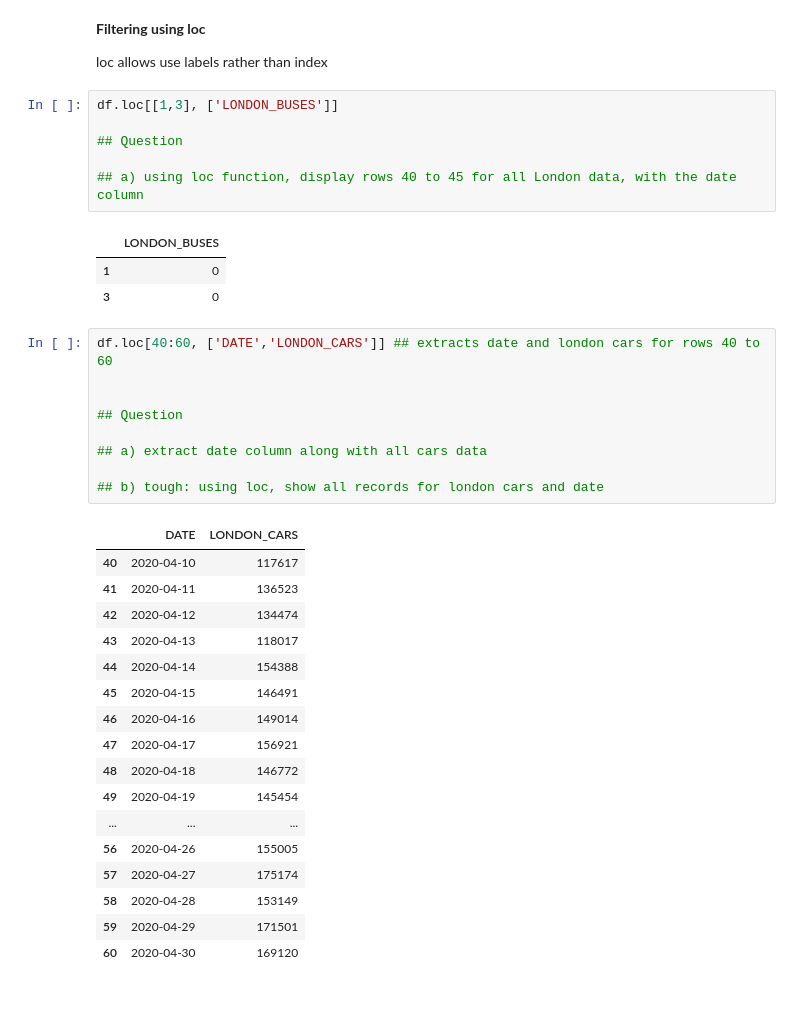
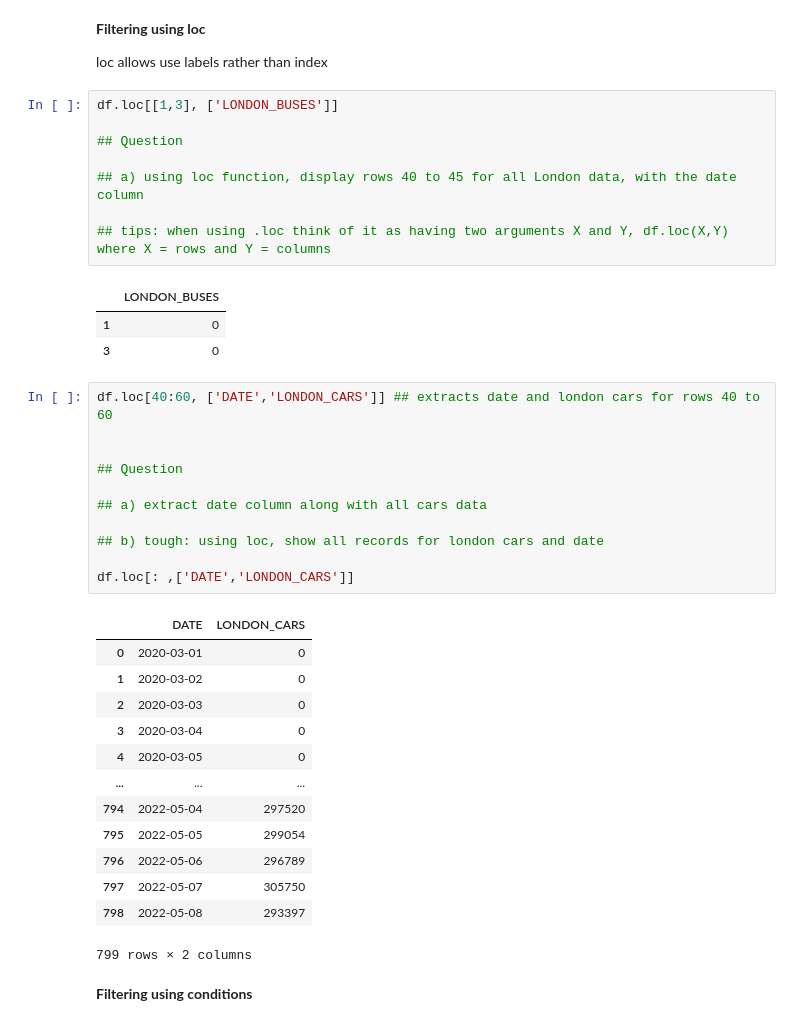
Before and after one commit to ravsheerRSA/Python_Training, a Jupyter notebook: training.ipynb, the cells around one changed output. Drawn from its saved outputs; the diff is of its cells as text; blank space fills up the shorter version.

```diff
--- a/training.ipynb
+++ b/training.ipynb
@@ -165,6 +168,8 @@ df.loc[[1,3], ['LONDON_BUSES']]
 ## Question
 
 ## a) using loc function, display rows 40 to 45 for all London data, with the date column
+
+## tips: when using .loc think of it as having two arguments X and Y, df.loc(X,Y) where X = rows and Y = columns
 # %% [output]
 |  | LONDON_BUSES |
 | 1 | 0 |
@@ -172,27 +177,27 @@ df.loc[[1,3], ['LONDON_BUSES']]
 # %%
 df.loc[40:60, ['DATE','LONDON_CARS']] ## extracts date and london cars for rows 40 to 60
 
 
 ## Question
 
 ## a) extract date column along with all cars data
 
 ## b) tough: using loc, show all records for london cars and date
+
+df.loc[: ,['DATE','LONDON_CARS']]
 # %% [output]
 |  | DATE | LONDON_CARS |
-| 40 | 2020-04-10 | 117617 |
-| 41 | 2020-04-11 | 136523 |
-| 42 | 2020-04-12 | 134474 |
-| 43 | 2020-04-13 | 118017 |
-| 44 | 2020-04-14 | 154388 |
-| 45 | 2020-04-15 | 146491 |
-| 46 | 2020-04-16 | 149014 |
-| 47 | 2020-04-17 | 156921 |
-| 48 | 2020-04-18 | 146772 |
-| 49 | 2020-04-19 | 145454 |
+| 0 | 2020-03-01 | 0 |
+| 1 | 2020-03-02 | 0 |
+| 2 | 2020-03-03 | 0 |
+| 3 | 2020-03-04 | 0 |
+| 4 | 2020-03-05 | 0 |
 | ... | ... | ... |
-| 56 | 2020-04-26 | 155005 |
-| 57 | 2020-04-27 | 175174 |
-| 58 | 2020-04-28 | 153149 |
-| 59 | 2020-04-29 | 171501 |
-| 60 | 2020-04-30 | 169120 |
+| 794 | 2022-05-04 | 297520 |
+| 795 | 2022-05-05 | 299054 |
+| 796 | 2022-05-06 | 296789 |
+| 797 | 2022-05-07 | 305750 |
+| 798 | 2022-05-08 | 293397 |
+799 rows × 2 columns
+# %% [markdown]
+**Filtering using conditions**
```
Also changed, not shown: parts of 1 cell of this notebook.
